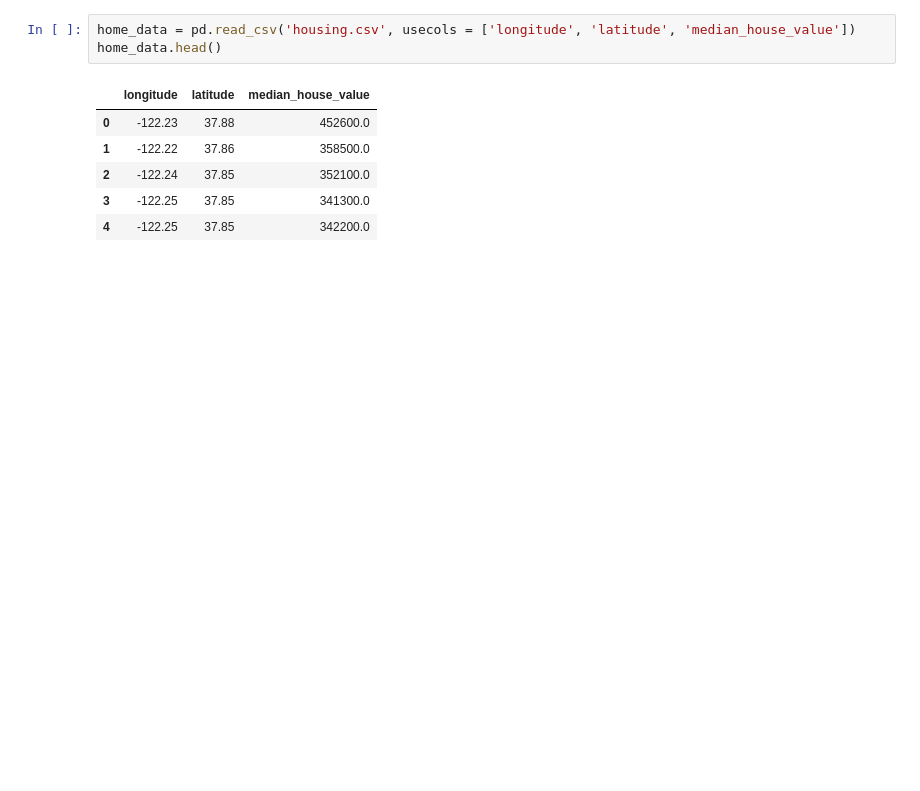
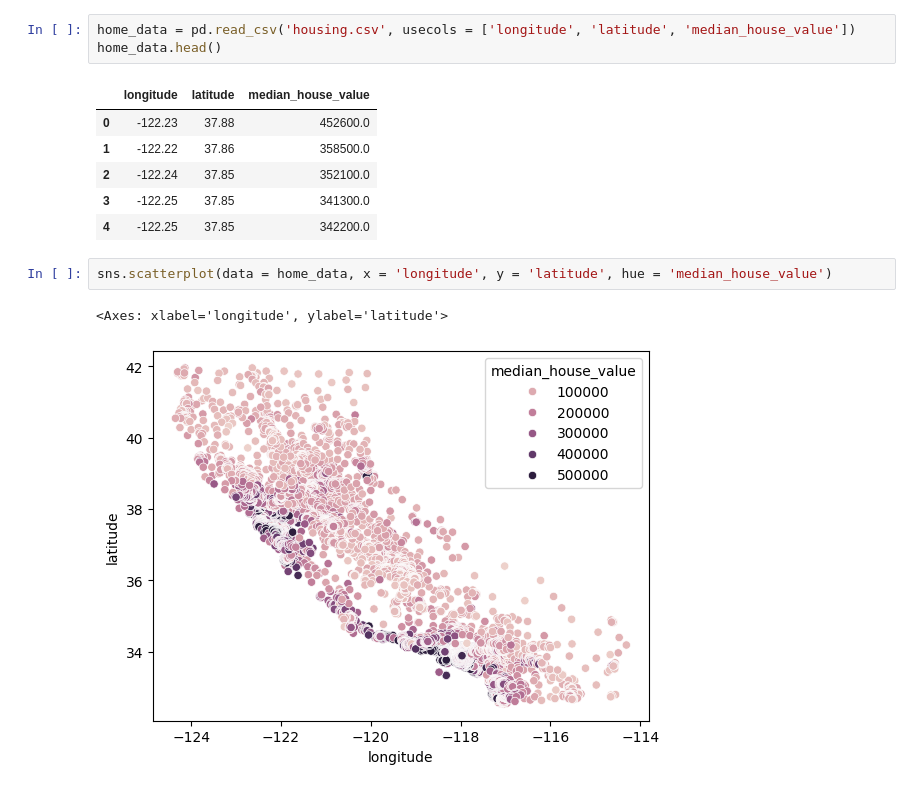
Before and after one commit to rasyadlubisdev/uni-machine-learning, a Jupyter notebook: w1_k-means-clustering/housing-clustering.ipynb, the cells around one changed output. Drawn from its saved outputs; the diff is of its cells as text; blank space fills up the shorter version.

```diff
--- a/w1_k-means-clustering/housing-clustering.ipynb
+++ b/w1_k-means-clustering/housing-clustering.ipynb
@@ -12,3 +15,8 @@ home_data.head()
 | 2 | -122.24 | 37.85 | 352100.0 |
 | 3 | -122.25 | 37.85 | 341300.0 |
 | 4 | -122.25 | 37.85 | 342200.0 |
+# %%
+sns.scatterplot(data = home_data, x = 'longitude', y = 'latitude', hue = 'median_house_value')
+# %% [output]
+<Axes: xlabel='longitude', ylabel='latitude'>
+[figure, added]
```
Also changed, not shown: parts of 5 cells of this notebook.
